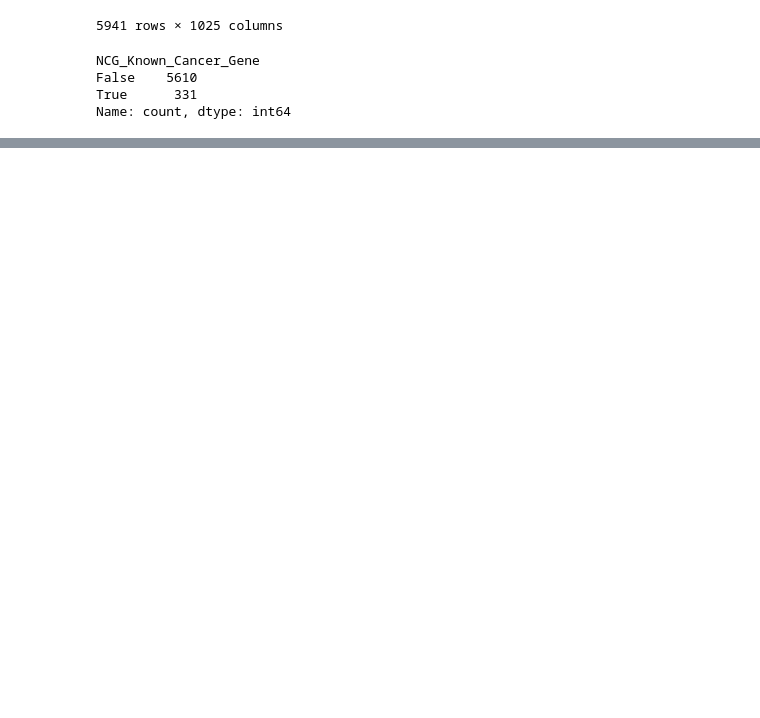
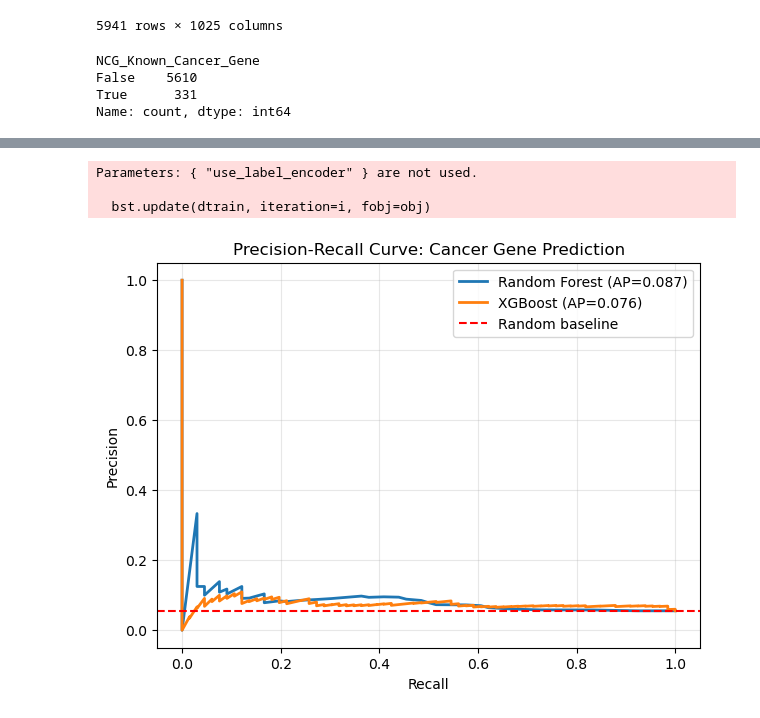
Before and after one commit to egekurt123/gene-embedding, a Jupyter notebook: z-Orthrus-embeddings/MRL_Isoform.ipynb, the cells around one changed output, grey strips where cells are left out. Drawn from its saved outputs; the diff is of its cells as text; code cells hidden in the pictures; blank space fills up the shorter version.

```diff
--- a/z-Orthrus-embeddings/MRL_Isoform.ipynb
+++ b/z-Orthrus-embeddings/MRL_Isoform.ipynb
@@ -313,0 +164,55 @@ Gradient Boosting: 0.070
+# %%
+from sklearn.model_selection import train_test_split
+from sklearn.ensemble import RandomForestClassifier
+from sklearn.metrics import precision_recall_curve, average_precision_score, classification_report
+from sklearn.preprocessing import LabelEncoder
+import matplotlib.pyplot as plt
+import pandas as pd
+
+# Add XGBoost
+from xgboost import XGBClassifier
+
+# Prepare features and target
+X = merged.drop('NCG_Known_Cancer_Gene', axis=1)
+y = merged['NCG_Known_Cancer_Gene']
+
+le = LabelEncoder()
+y_encoded = le.fit_transform(y)
+
+# Train-test split (80-20, stratified)
+X_train, X_test, y_train, y_test = train_test_split(
+    X, y_encoded, test_size=0.2, random_state=42, stratify=y_encoded
+)
+
+# Train Random Forest
+clf_rf = RandomForestClassifier(n_estimators=100, random_state=42)
+clf_rf.fit(X_train, y_train)
+y_prob_rf = clf_rf.predict_proba(X_test)[:, 1]
+
+# Train XGBoost
+clf_xgb = XGBClassifier(n_estimators=100, random_state=42, use_label_encoder=False, eval_metric='logloss')
+clf_xgb.fit(X_train, y_train)
+y_prob_xgb = clf_xgb.predict_proba(X_test)[:, 1]
+
+# Precision-recall curves
+precision_rf, recall_rf, _ = precision_recall_curve(y_test, y_prob_rf)
+ap_score_rf = average_precision_score(y_test, y_prob_rf)
+
+precision_xgb, recall_xgb, _ = precision_recall_curve(y_test, y_prob_xgb)
+ap_score_xgb = average_precision_score(y_test, y_prob_xgb)
+
+plt.figure(figsize=(7, 5))
+plt.plot(recall_rf, precision_rf, label=f'Random Forest (AP={ap_score_rf:.3f})', linewidth=2)
+plt.plot(recall_xgb, precision_xgb, label=f'XGBoost (AP={ap_score_xgb:.3f})', linewidth=2)
+plt.axhline(y=sum(y_test)/len(y_test), color='red', linestyle='--', label='Random baseline')
+plt.xlabel('Recall')
+plt.ylabel('Precision')
+plt.title('Precision-Recall Curve: Cancer Gene Prediction')
+plt.legend()
+plt.grid(True, alpha=0.3)
+plt.show()
+# %% [output]
+Parameters: { "use_label_encoder" } are not used.
+
+  bst.update(dtrain, iteration=i, fobj=obj)
+[figure, added]
```
Also changed, not shown: parts of 4 cells of this notebook, 1 other file.
